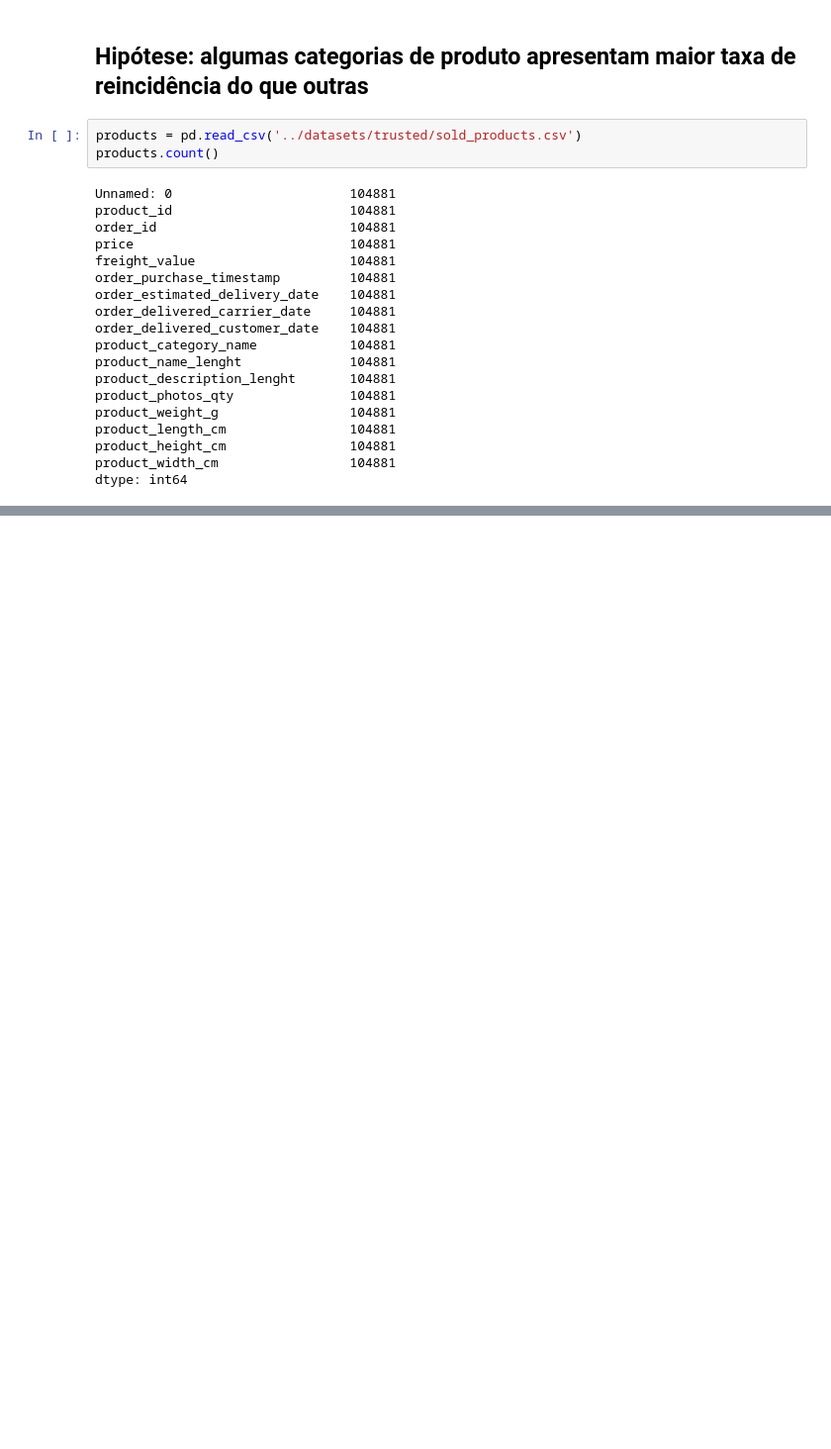
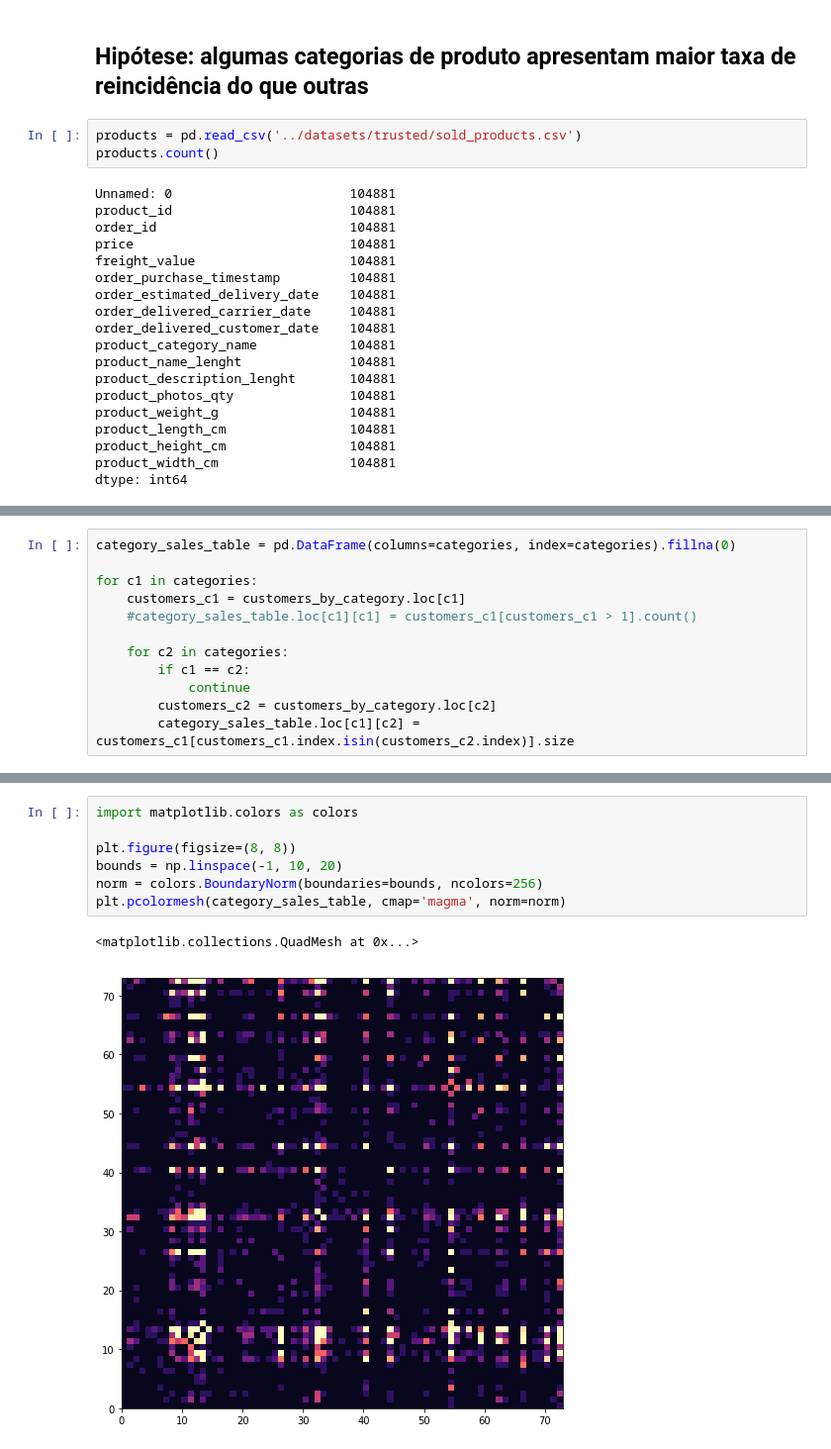
Before and after one commit to GuiBrandt/e-commerce, a Jupyter notebook: Sprint 1/recorrência.ipynb, the cells around one changed output, grey strips where cells are left out. Shown at 99% size. Saved outputs shown, nothing was run; the diff lists cells and outputs as text; blank space fills up the shorter version.

```diff
--- a/Sprint 1/recorrência.ipynb
+++ b/Sprint 1/recorrência.ipynb
@@ -282,0 +303,12 @@ Um maior volume de dados e uma janela de tempo mais abrangente ajudariam a dar r
+# %%
+category_sales_table = pd.DataFrame(columns=categories, index=categories).fillna(0)
+
+for c1 in categories:
+    customers_c1 = customers_by_category.loc[c1]
+    #category_sales_table.loc[c1][c1] = customers_c1[customers_c1 > 1].count()
+
+    for c2 in categories:
+        if c1 == c2:
+            continue
+        customers_c2 = customers_by_category.loc[c2]
+        category_sales_table.loc[c1][c2] = customers_c1[customers_c1.index.isin(customers_c2.index)].size
@@ -282,0 +343,10 @@ Um maior volume de dados e uma janela de tempo mais abrangente ajudariam a dar r
+# %%
+import matplotlib.colors as colors
+
+plt.figure(figsize=(8, 8))
+bounds = np.linspace(-1, 10, 20)
+norm = colors.BoundaryNorm(boundaries=bounds, ncolors=256)
+plt.pcolormesh(category_sales_table, cmap='magma', norm=norm)
+# %% [output]
+<matplotlib.collections.QuadMesh at 0x...>
+[figure, added]
```
Also changed, not shown: parts of 22 cells of this notebook.
